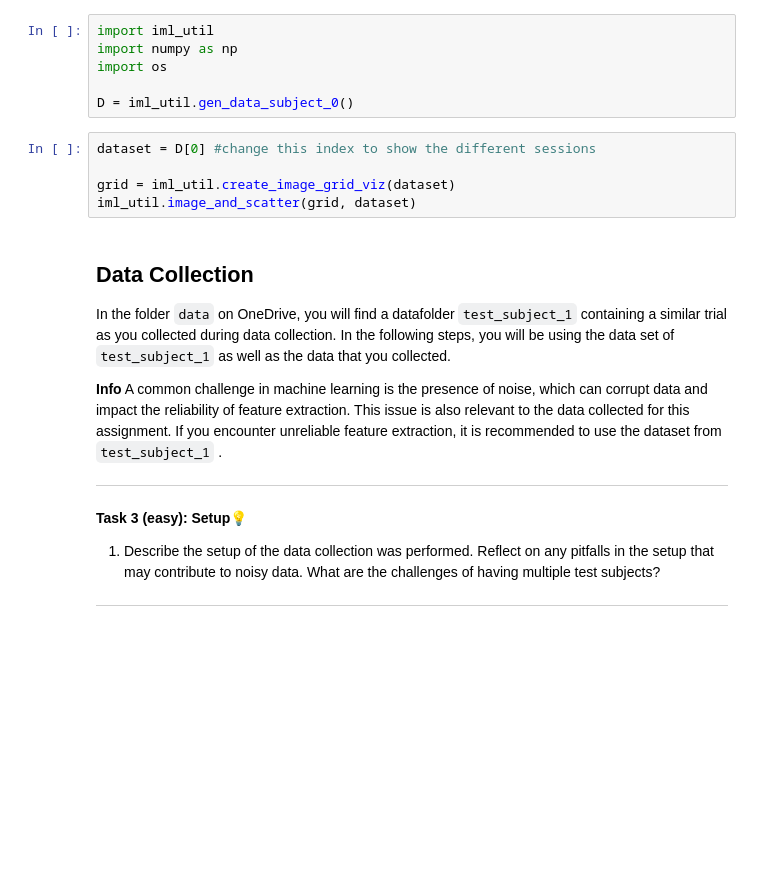
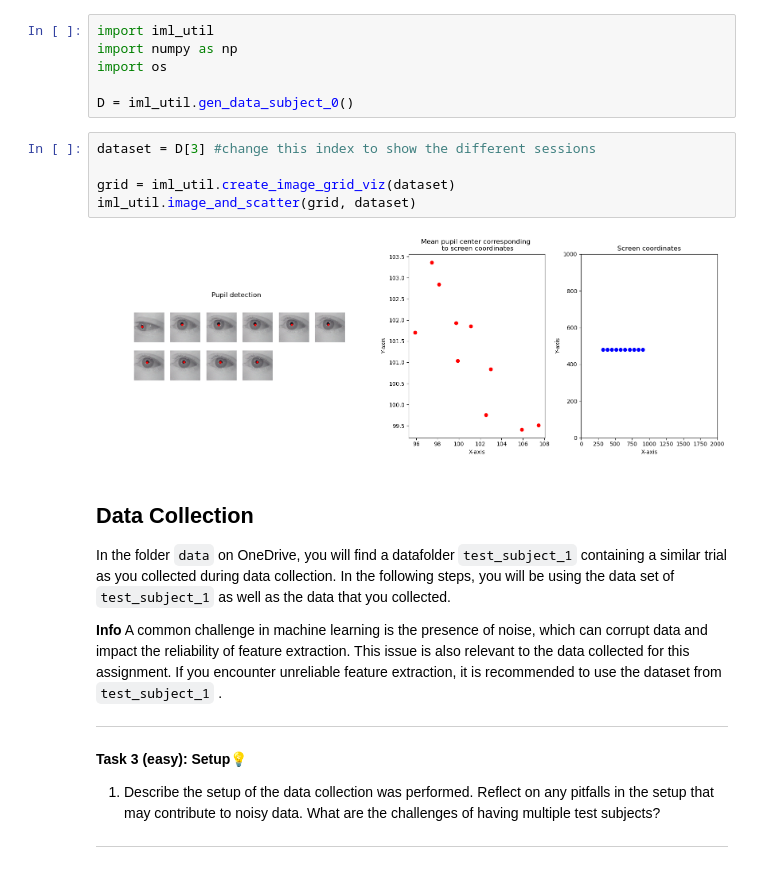
Before and after one commit to ClaraSoenderborg/IML-exercises, a Jupyter notebook: W06/01-data-preprocessing.ipynb, the cells around one changed output. Drawn from its saved outputs; the diff is of its cells as text; blank space fills up the shorter version.

```diff
--- a/W06/01-data-preprocessing.ipynb
+++ b/W06/01-data-preprocessing.ipynb
@@ -82,10 +114,12 @@ import os
 
 D = iml_util.gen_data_subject_0()
 # %%
-dataset = D[0] #change this index to show the different sessions
+dataset = D[3] #change this index to show the different sessions
 
 grid = iml_util.create_image_grid_viz(dataset)
 iml_util.image_and_scatter(grid, dataset)
+# %% [output]
+[figure, added]
 # %% [markdown]
 ## Data Collection
 In the folder `data`
```
Also changed, not shown: parts of 8 cells of this notebook, 33 other files.
